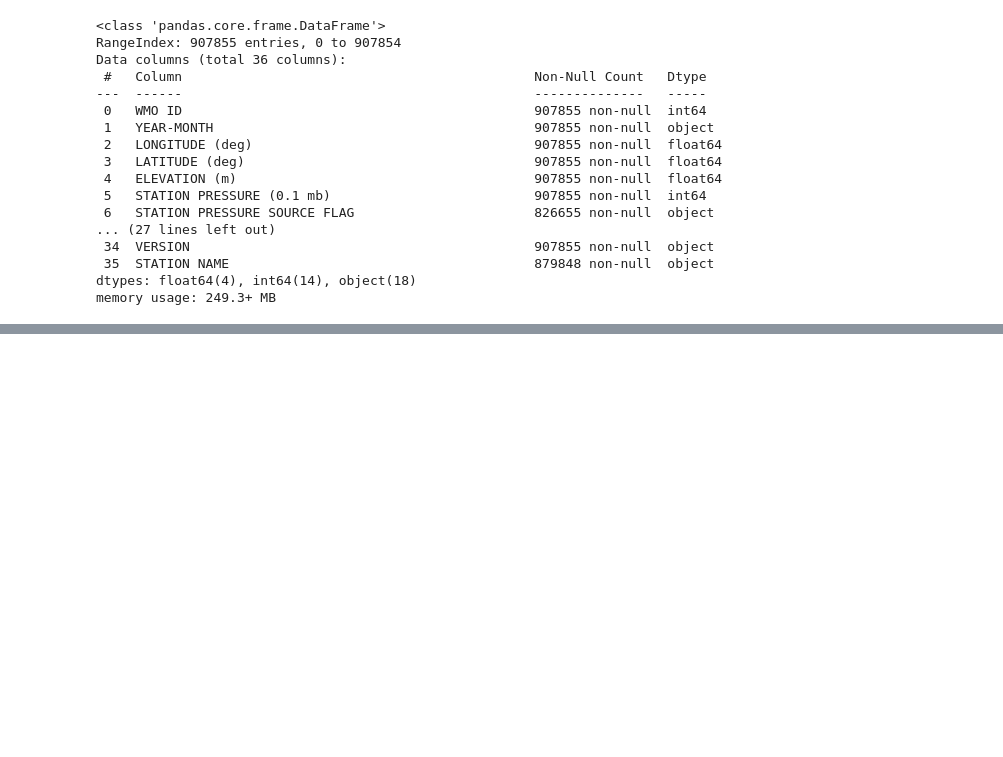
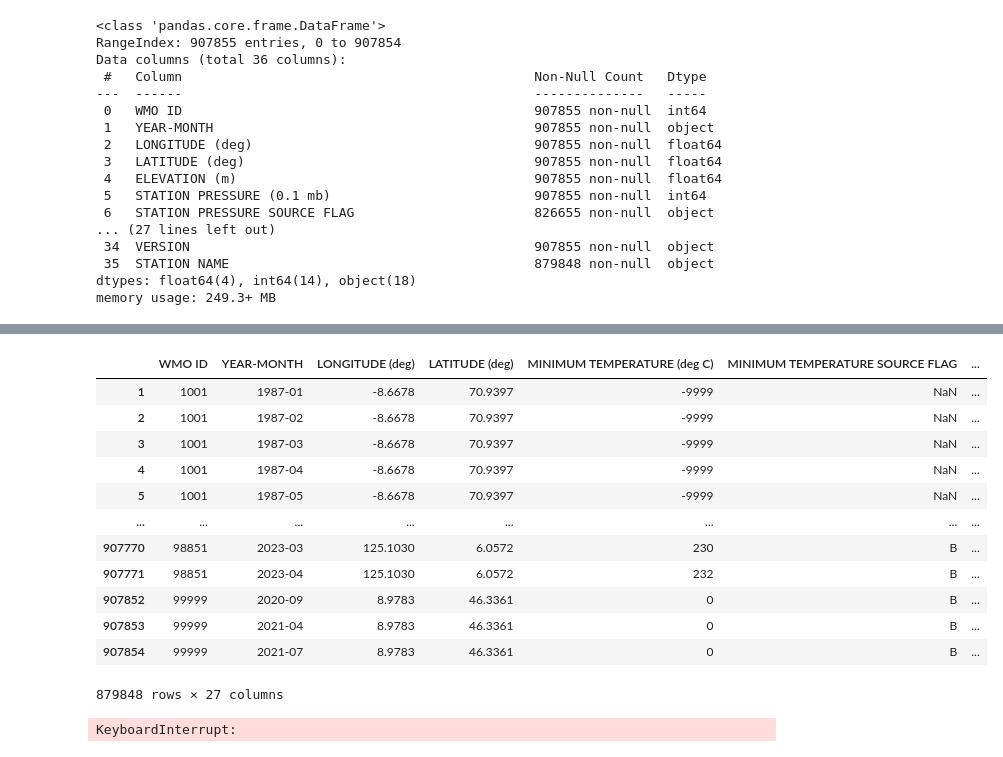
Before and after one commit to CaitlinC91/USDACENSUS_Capstone, a Jupyter notebook: notebooks/mcdw.ipynb, the cells around one changed output, grey strips where cells are left out. Saved outputs shown, nothing was run; the diff lists cells and outputs as text; code cells hidden in the pictures; blank space fills up the shorter version.

```diff
--- a/notebooks/mcdw.ipynb
+++ b/notebooks/mcdw.ipynb
@@ -34,0 +31,9 @@ NameError: name 'weather' is not defined
+# %%
+#Droppping columns not relavent
+mcdw.drop(['ELEVATION (m)', 'STATION PRESSURE (0.1 mb)','STATION PRESSURE SOURCE FLAG', 'MEAN SEA LEVEL PRESSURE (0.1 mb)', 'MEAN SEA LEVEL PRESSURE SOURCE FLAG', 'MEAN SEA LEVEL PRESSURE HEIGHT FLAG', 'VAPOR PRESSURE (0.1 mb)', 'VAPOR PRESSURE SOURCE FLAG', 'VAPOR PRESSURE DEPARTURE (0.1 mb)', 'VAPOR PRESSURE DEPARTURE SOURCE FLAG'], axis=1, inplace=True)
+# %%
+#removing data with unknow coordinates
+mcdw = mcdw[(mcdw['LATITUDE (deg)'] != -9999.0000) & (mcdw['LONGITUDE (deg)'] != -9999.0000)]
+# %%
+#mcdw['lat_long'] = mcdw['LATITUDE (deg)'] & mcdw['LONGITUDE (deg)']
+mcdw['lat_long']=mcdw.apply(lambda x:'%s,%s' % (x['LATITUDE (deg)'],x['LONGITUDE (deg)']),axis=1)
@@ -34,0 +46,27 @@ NameError: name 'weather' is not defined
+# %%
+mcdw
+# %% [output]
+|  | WMO ID | YEAR-MONTH | LONGITUDE (deg) | LATITUDE (deg) | MINIMUM TEMPERATURE (deg C) | MINIMUM TEMPERATURE SOURCE FLAG | ... |
+| 1 | 1001 | 1987-01 | -8.6678 | 70.9397 | -9999 | NaN | ... |
+| 2 | 1001 | 1987-02 | -8.6678 | 70.9397 | -9999 | NaN | ... |
+| 3 | 1001 | 1987-03 | -8.6678 | 70.9397 | -9999 | NaN | ... |
+| 4 | 1001 | 1987-04 | -8.6678 | 70.9397 | -9999 | NaN | ... |
+| 5 | 1001 | 1987-05 | -8.6678 | 70.9397 | -9999 | NaN | ... |
+| ... | ... | ... | ... | ... | ... | ... | ... |
+| 907770 | 98851 | 2023-03 | 125.1030 | 6.0572 | 230 | B | ... |
+| 907771 | 98851 | 2023-04 | 125.1030 | 6.0572 | 232 | B | ... |
+| 907852 | 99999 | 2020-09 | 8.9783 | 46.3361 | 0 | B | ... |
+| 907853 | 99999 | 2021-04 | 8.9783 | 46.3361 | 0 | B | ... |
+| 907854 | 99999 | 2021-07 | 8.9783 | 46.3361 | 0 | B | ... |
+879848 rows × 27 columns
+# %%
+#Need to group into regions
+#location = geolocator.reverse("{}, {}".format(mcdw['LATITUDE (deg)'], mcdw['LONGITUDE (deg)']))
+
+geolocator = Nominatim(user_agent="gc123")
+#location = geolocator.reverse(mcdw['lat_long'])
+
+#mcdw["location"] = mcdw['lat_long'].apply(lambda el: geolocator.reverse(el).raw["address"])
+mcdw["city"] = list(map(lambda el: geolocator.reverse(el).raw["address"], mcdw["lat_long"]))
+# %% [output]
+KeyboardInterrupt:
```
Also changed, not shown: parts of 4 cells of this notebook.
